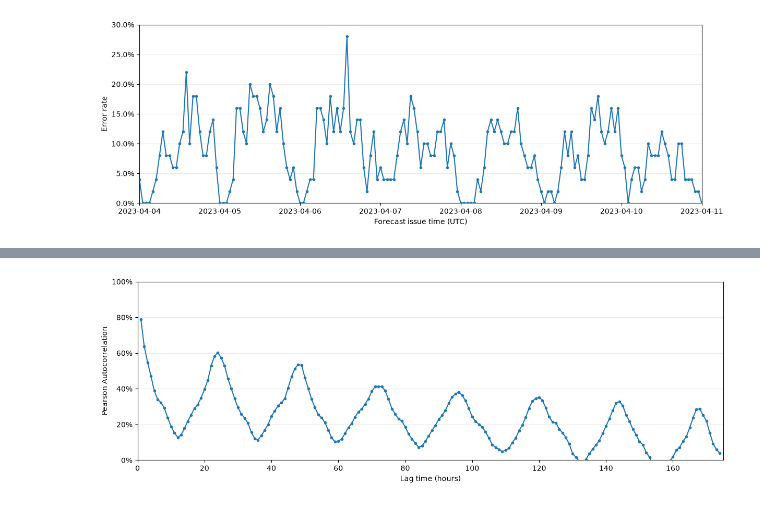
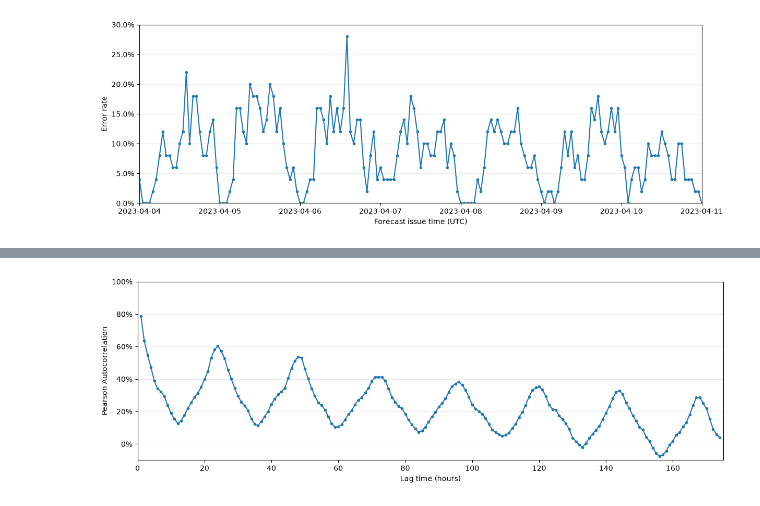
Before and after one commit to foretell-labs/CityFlow, a Jupyter notebook: notebooks/01_data_exploration.ipynb, the cells around one changed output, grey strips where cells are left out. Drawn from its saved outputs; the diff is of its cells as text; code cells hidden in the pictures.

```diff
--- a/notebooks/01_data_exploration.ipynb
+++ b/notebooks/01_data_exploration.ipynb
@@ -410,14 +427,14 @@ plt.show()
 # %%
 fig, ax = plt.subplots(figsize=(12, 4), layout="constrained")
 ax.plot(acf["lag_seconds"] / 3600, acf["autocorrelation"], marker=".")
 ax.set(
     xlabel="Lag time (hours)",
     xlim=(0, 7 * 25),
     ylabel="Pearson Autocorrelation",
-    ylim=(0, 1),
+    ylim=(-0.1, 1),
 )
 ax.yaxis.set_major_formatter(PercentFormatter(xmax=1))
 ax.grid(axis="y", alpha=0.25)
 plt.show()
 # %% [output]
-[figure, old version]
+[figure, new version]
```
Also changed, not shown: parts of 3 cells of this notebook.
